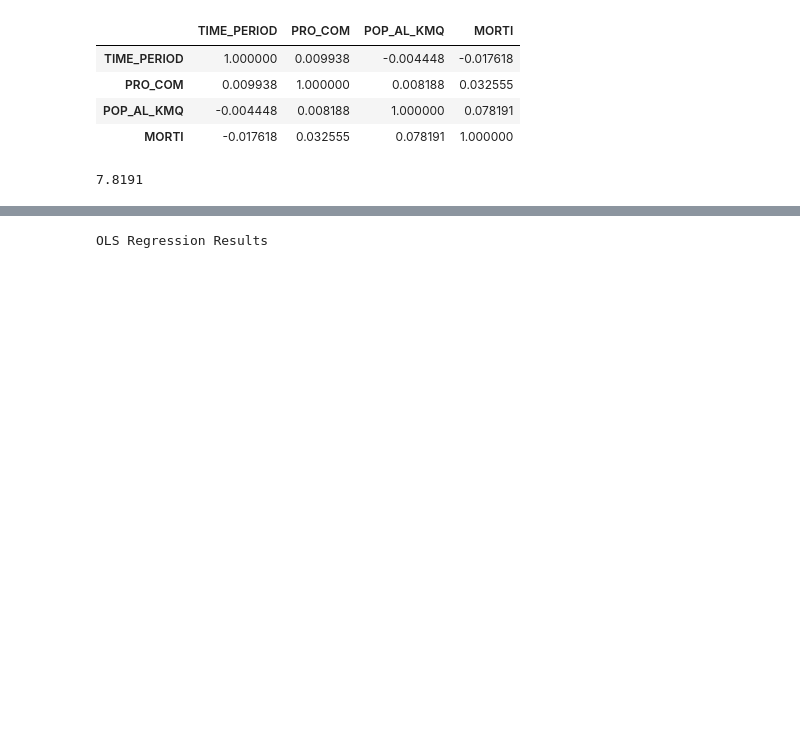
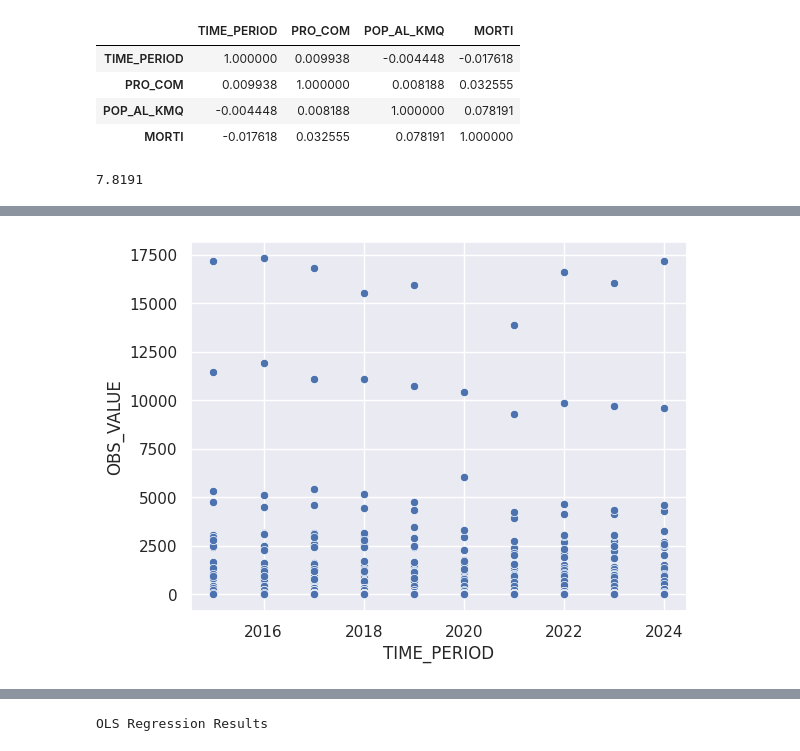
Before and after one commit to pd19nl/ProgettoFinale, a Jupyter notebook: 03_Analisi_statistica_google_env.ipynb, the cells around one changed output, grey strips where cells are left out. Drawn from its saved outputs; the diff is of its cells as text; code cells hidden in the pictures; blank space fills up the shorter version.

```diff
--- a/03_Analisi_statistica_google_env.ipynb
+++ b/03_Analisi_statistica_google_env.ipynb
@@ -151,0 +173,5 @@ df_analisi[[ 'TIME_PERIOD','PRO_COM','POP_AL_KMQ', 'MORTI']].corr()
+# %%
+sns.scatterplot(x='TIME_PERIOD', y='OBS_VALUE', data=df_analisi)
+plt.show()
+# %% [output]
+[figure, added]
```
Also changed, not shown: parts of 26 cells of this notebook, 1 other file.
